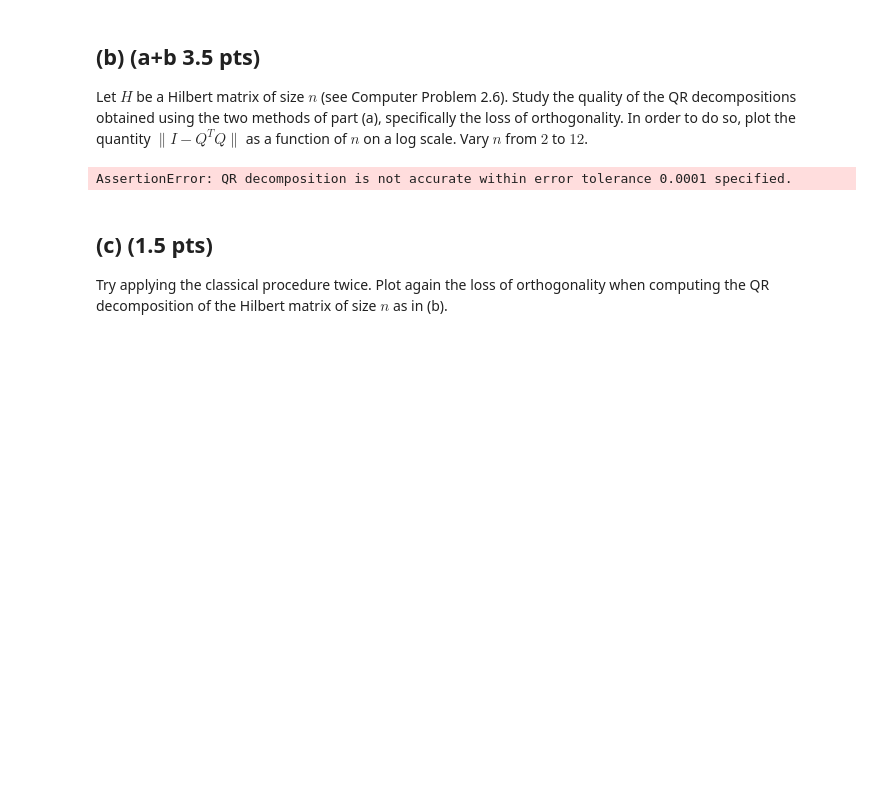
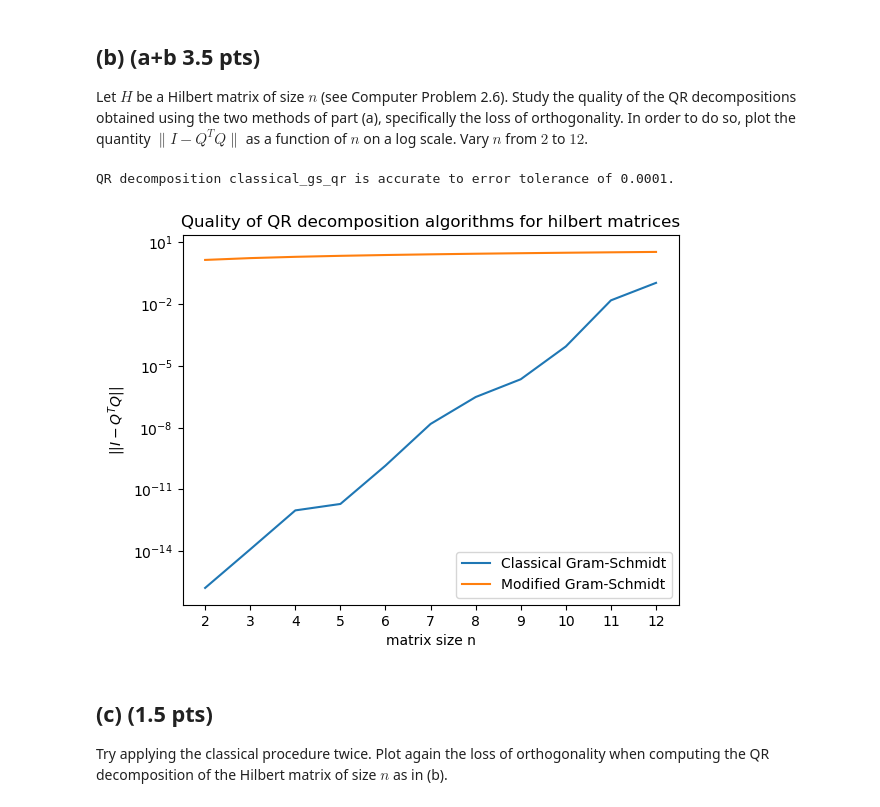
Before and after one commit to jonas4climate/na-assignment1, a Jupyter notebook: hw3_2023.ipynb, the cells around one changed output. Cells and saved outputs as stored; diff of their text form; code cells hidden in the pictures; blank space fills up the shorter version.

Commit message:
Done with first version of a-e apart from modified gram schmidt and analysis in e)

```diff
--- a/hw3_2023.ipynb
+++ b/hw3_2023.ipynb
@@ -58,19 +85,3 @@ def modified_gram_schmidt(A):
 # %% [markdown]
 ## (b) (a+b 3.5 pts)
 Let $H$ be a Hilbert matrix of size $n$ (see Computer Problem 2.6). Study the quality of the QR decompositions obtained using the two methods of part (a), specifically the loss of orthogonality. In order to do so, plot the quantity $\| I - Q^T Q \|$ as a function of $n$ on a log scale. Vary $n$ from $2$ to $12$.
-# %%
-def HilbertMatrix(n):
-    i,j = np.indices((n,n))
-    return 1/(i+j+1)
-
-hilbert = HilbertMatrix(4)
-
-Q, R = classical_gram_schmidt(hilbert)
-test_QR(hilbert, Q, R)
-test_orthogonal(Q)
-
-Q, R = modified_gram_schmidt(hilbert)
-test_QR(hilbert, Q, R)
-test_orthogonal(Q)
-# %% [output]
-AssertionError: QR decomposition is not accurate within error tolerance 0.0001 specified.
@@ -77,3 +121,22 @@ AssertionError: QR decomposition is not accurate within error tolerance 0.0001 s
+# %%
+test_qr_decomp_func(classical_gs_qr)
+# test_qr_decomp_func(modified_gram_schmidt) # Currently failing due to lack of implementation of modified_gram_schmidt
+
+n_space, losses = compare_loss_qr_decomp_methods(fs=(classical_gs_qr, modified_gs_qr))
+loss_classic, loss_modified = losses[0], losses[1]
+
+plt.plot(n_space, loss_classic, label='Classical Gram-Schmidt')
+plt.plot(n_space, loss_modified, label='Modified Gram-Schmidt')
+plt.xlabel('matrix size n')
+plt.xticks(n_space)
+plt.ylabel('$||I - Q^TQ||$')
+plt.yscale('log')
+plt.title('Quality of QR decomposition algorithms for hilbert matrices')
+plt.legend()
+plt.show()
+# %% [output]
+QR decomposition classical_gs_qr is accurate to error tolerance of 0.0001.
+[figure, added]
 # %% [markdown]
 ## (c) (1.5 pts)
 Try applying the classical procedure twice. Plot again the loss of orthogonality when computing the QR decomposition of the Hilbert matrix of size $n$ as in (b).
```
Also changed, not shown: parts of 11 cells of this notebook.
